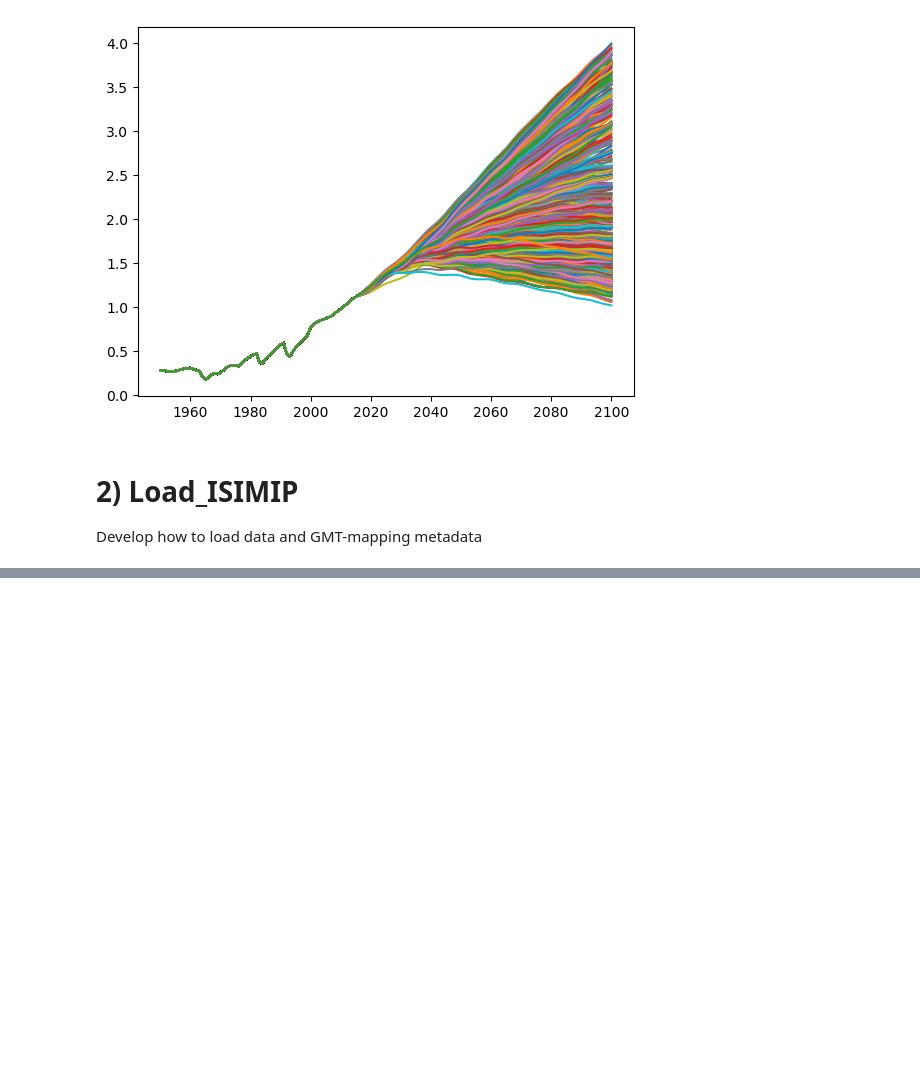
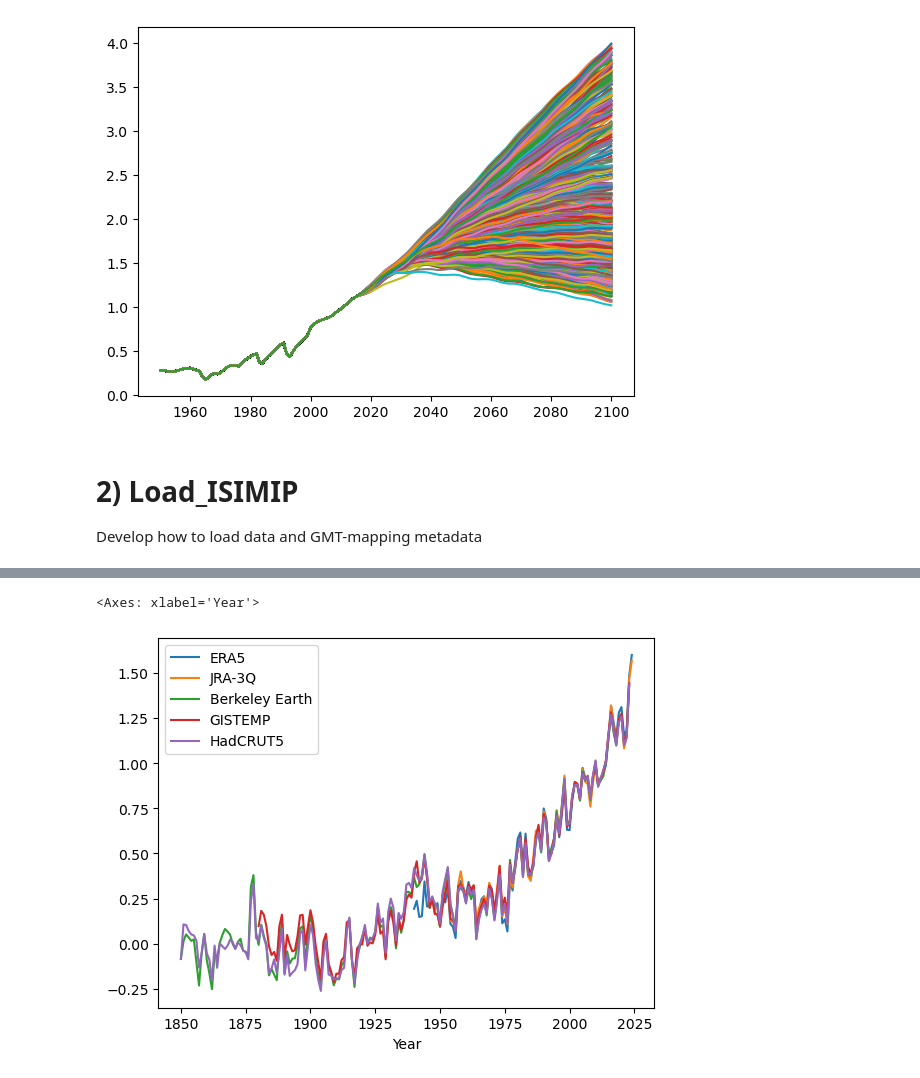
Before and after one commit to rosapietroiusti/dem4cli, a Jupyter notebook: development/dem4cli-dev-v2-part2.ipynb, the cells around one changed output, grey strips where cells are left out. Cells and saved outputs as stored; diff of their text form; code cells hidden in the pictures; blank space fills up the shorter version.

```diff
--- a/development/dem4cli-dev-v2-part2.ipynb
+++ b/development/dem4cli-dev-v2-part2.ipynb
@@ -467,0 +677,8 @@ Coordinates:
+# %%
+
+
+filepath_gmt_obs = '../data/gmst-obs/GCH_time_series_of_annual_global_temperatures_1850-2024_wrt_1991-2020.csv'
+
+gmt_obs = pd.read_csv(filepath_gmt_obs,skiprows=3,index_col=0, na_values=-999,usecols=[0,1,2,3,4,5])
+
+gmt_obs
@@ -467,0 +700,5 @@ Coordinates:
+# %%
+gmt_obs.plot()
+# %% [output]
+<Axes: xlabel='Year'>
+[figure, added]
```
Also changed, not shown: parts of 27 cells of this notebook, 6 other files.
